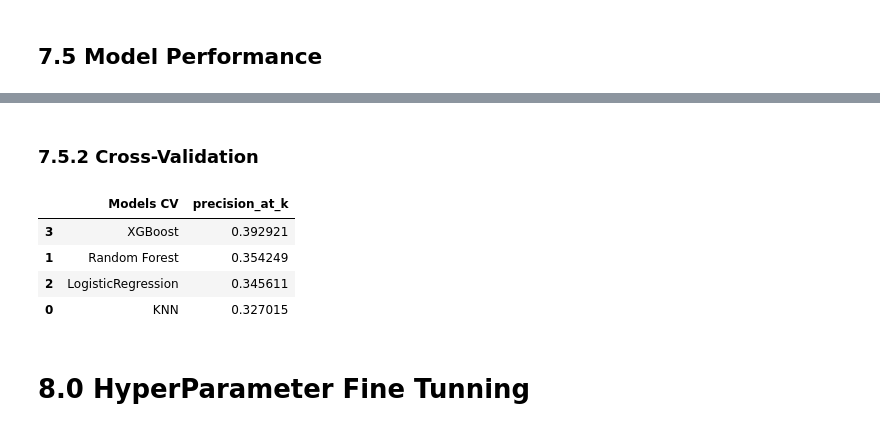
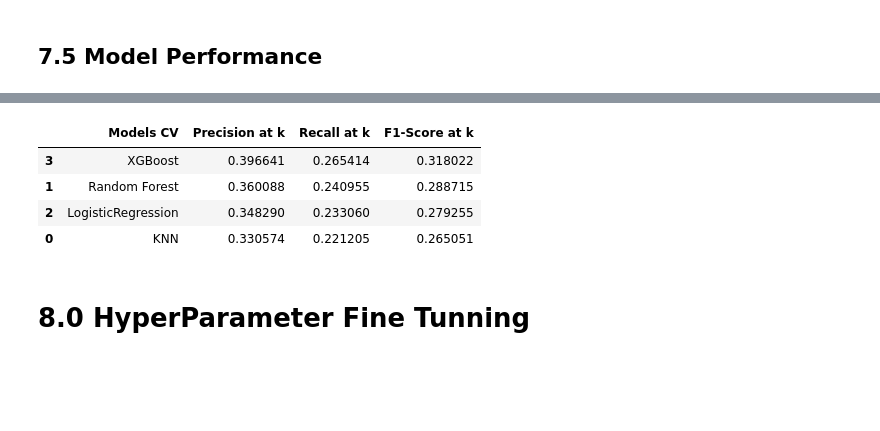
Before and after one commit to TiagoTBarreto/HealthInsurance-CrossSell, a Jupyter notebook: pa04_completed.ipynb, the cells around one changed output, grey strips where cells are left out. Saved outputs shown, nothing was run; the diff lists cells and outputs as text; code cells hidden in the pictures; blank space fills up the shorter version.

```diff
--- a/pa04_completed.ipynb
+++ b/pa04_completed.ipynb
@@ -713,9 +715,0 @@ knn_cv = knn_scores.mean()
-# %%
-# define
-rf = RandomForestClassifier(random_state= 42, n_jobs= -1)
-
-# fit
-rf.fit(x_train,y_train)
-
-# performance
-yhat_rf = rf.predict_proba(x_val)
@@ -730,9 +715,0 @@ rf_cv = rf_scores.mean()
-# %%
-# define
-lr = LogisticRegression(random_state= 42, n_jobs= -1)
-
-# fit
-lr.fit(x_train,y_train)
-
-# pelrormance
-yhat_lr = lr.predict_proba(x_val)
@@ -747,9 +715,0 @@ lr_cv = lr_scores.mean()
-# %%
-# define
-xgb = XGBClassifier(random_state= 42)
-
-# fit
-xgb.fit(x_train,y_train)
-
-# pelrormance
-yhat_xgb = xgb.predict_proba(x_val)
@@ -758,6 +716,14 @@ yhat_xgb = xgb.predict_proba(x_val)
 # %%
+xgb = XGBClassifier(random_state= 42)
+
 stratified_kfold = StratifiedKFold(n_splits=5, shuffle=True, random_state=42)
-xgb_scores = cross_val_score(xgb, x_train, y_train, cv= stratified_kfold, scoring= custom_scorer)
-xgb_cv = xgb_scores.mean()
+xgb_scores = cross_val_score(xgb, x_train, y_train, cv= stratified_kfold, scoring= custom_scorer_precision)
+xgb_cv_precision = xgb_scores.mean()
+
+xgb_scores = cross_val_score(xgb, x_train, y_train, cv= stratified_kfold, scoring= custom_scorer_recall)
+xgb_cv_recall = xgb_scores.mean()
+
+xgb_scores = cross_val_score(xgb, x_train, y_train, cv= stratified_kfold, scoring= custom_scorer_f1_score)
+xgb_cv_f1 = xgb_scores.mean()
 # %% [markdown]
 ## 7.5 Model Performance
@@ -785,12 +730,12 @@ df_model.sort_values('precision_at_k', ascending= False)
-# %% [markdown]
-### 7.5.2 Cross-Validation
 # %%
 df_model = pd.DataFrame({'Models CV' : ['KNN', 'Random Forest', 'LogisticRegression', 'XGBoost'],
-             'precision_at_k' : [knn_cv, rf_cv, lr_cv, xgb_cv]} )
-df_model.sort_values('precision_at_k', ascending= False)
+             'Precision at k' : [knn_cv_precision, rf_cv_precision, lr_cv_precision, xgb_cv_precision],
+             'Recall at k' : [knn_cv_recall, rf_cv_recall, lr_cv_recall, xgb_cv_recall],
+             'F1-Score at k' : [knn_cv_f1, rf_cv_f1, lr_cv_f1, xgb_cv_f1]} )
+df_model.sort_values('Precision at k', ascending= False)
 # %% [output]
-|  | Models CV | precision_at_k |
-| 3 | XGBoost | 0.392921 |
-| 1 | Random Forest | 0.354249 |
-| 2 | LogisticRegression | 0.345611 |
-| 0 | KNN | 0.327015 |
+|  | Models CV | Precision at k | Recall at k | F1-Score at k |
+| 3 | XGBoost | 0.396641 | 0.265414 | 0.318022 |
+| 1 | Random Forest | 0.360088 | 0.240955 | 0.288715 |
+| 2 | LogisticRegression | 0.348290 | 0.233060 | 0.279255 |
+| 0 | KNN | 0.330574 | 0.221205 | 0.265051 |
```
Also changed, not shown: parts of 44 cells of this notebook.
